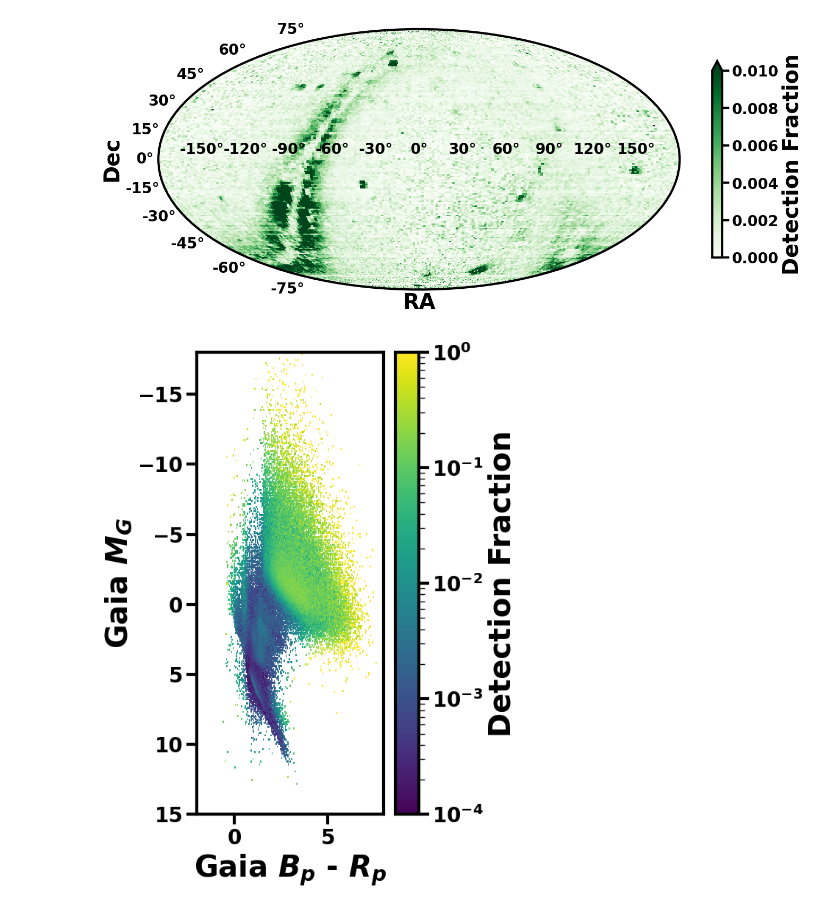
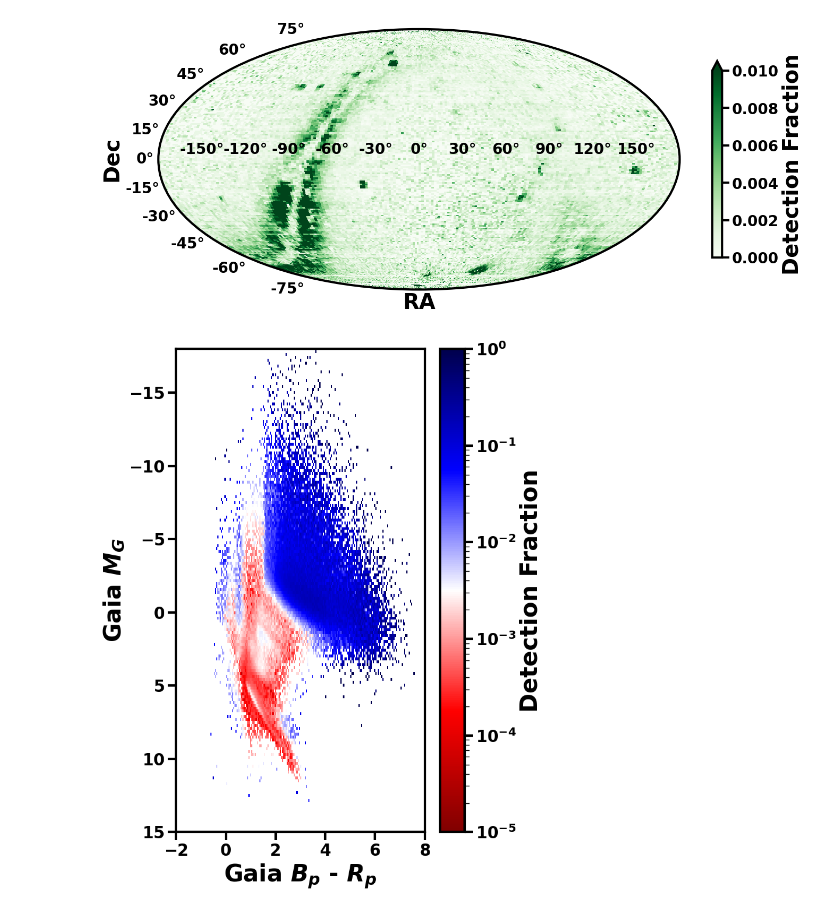
Before and after one commit to m-schochet/asas-sn-cnn, a Jupyter notebook: plots/det_frac_mollweide_hr.ipynb, the cells around one changed output. Cells and saved outputs as stored; diff of their text form; code cells hidden in the pictures.

Commit message:
reupload transform_plotter
and edit rc calls in hr diagram .ipynb files

```diff
--- a/plots/det_frac_mollweide_hr.ipynb
+++ b/plots/det_frac_mollweide_hr.ipynb
@@ -19,9 +21,10 @@ def set_rcparams():
     return
 set_rcparams()
 # %%
-gaiaids = pl.read_parquet('(#path to#)allgaiadata.parq').to_pandas()
+#gaiaids = pl.read_parquet('(#path to#)allgaiadata.parq').to_pandas()
+gaiaids = pl.read_parquet('/Users/mschochet/ASASSN CNN Notebooks/datafiles/allgaiadata.parq').to_pandas()
 # %%
-reportedsample = pd.read_csv('(#path to#)reportable.csv', index_col='Unnamed: 0')
+reportedsample = pd.read_csv('/Users/mschochet/Downloads/reportable.csv', index_col='Unnamed: 0')
 # %%
 reportedsample['bp-rp'] = reportedsample['phot_bp_mean_mag']-reportedsample['phot_rp_mean_mag']
 # %%
@@ -53,20 +61,22 @@ gaiaids['bp-rp'] = gaiaids['phot_bp_mean_mag'] - gaiaids['phot_rp_mean_mag']
 # %%
-minbprp = np.nanmin(gaiaids['bp-rp'].values)
-maxbprp = np.nanmax(gaiaids['bp-rp'].values)
-mingmag = np.nanmin(gaiaids['abs_g_mag'].values)
-maxgmag = np.nanmax(gaiaids['abs_g_mag'].values)
-allbins, allx, ally = np.histogram2d(gaiaids['bp-rp'],gaiaids['abs_g_mag'],bins=500,range=[[minbprp,maxbprp],[mingmag,maxgmag]])
-prebins, px, py = np.histogram2d(reportedsample['bp-rp'], reportedsample['abs_g_mag'], bins=500,range=[[minbprp,maxbprp],[mingmag,maxgmag]])
-totdet_fracradec = prebins/allbins
+allgaia, allx, ally = np.histogram2d(gaiaids['bp-rp'], gaiaids['abs_g_mag'],bins=250, range=[(minbprp, maxbprp), (mingmag, maxgmag)])
+reported, reportedx, reportedy = np.histogram2d(reportedsample['bp-rp'], reportedsample['abs_g_mag'], bins=250, range=[(minbprp, maxbprp), (mingmag, maxgmag)])
+
+truegaia = allgaia.T
+truereported = reported.T
+
+detectionfraction = truereported/truegaia
+detectionfraction[np.isnan(detectionfraction)] = 0
-# %%
-fig, ax = plt.subplots(1, 1, figsize=(6, 8))
-cmap = plt.cm.viridis_r
-ax.set(xlim=(-2, 8), ylim=(15, -18), xlabel='Gaia $B_p$ - $R_p$', ylabel=f'Gaia $M_G$')
-chehe = ax.pcolor(allx, ally, totdet_fracradec.T, shading='auto', norm=colors.LogNorm(vmin=0.0001, vmax=1), rasterized=True)
-cbar = fig.colorbar(chehe, ax=ax)
-cbar.set_label("Detection Fraction")
-plt.tight_layout()
-plt.savefig('hr_detfraction.pdf', dpi=300)
-plt.show()
-# %% [output]
-[figure, removed]
+# %%
+cmap = plt.colormaps['seismic_r']
+# %%
+fig, ax = plt.subplots(1, 1, figsize=(8, 10))
+ax.set(xlim=(-2, 8), ylim=(15, -18), xlabel='Gaia $B_p$ - $R_p$', ylabel=f'Gaia $M_G$')
+chehe = ax.pcolormesh(allx, ally,detectionfraction, shading='flat', cmap=cmap, norm=colors.LogNorm(vmin=0.00001, vmax=1), rasterized=True)
+cbar = fig.colorbar(chehe, ax=ax)
+cbar.set_label("Detection Fraction")
+plt.tight_layout()
+plt.savefig('hr_detfraction.pdf', dpi=300)
+plt.show()
+# %% [output]
+[figure, added]
```
Also changed, not shown: parts of 4 cells of this notebook, 2 other files.
